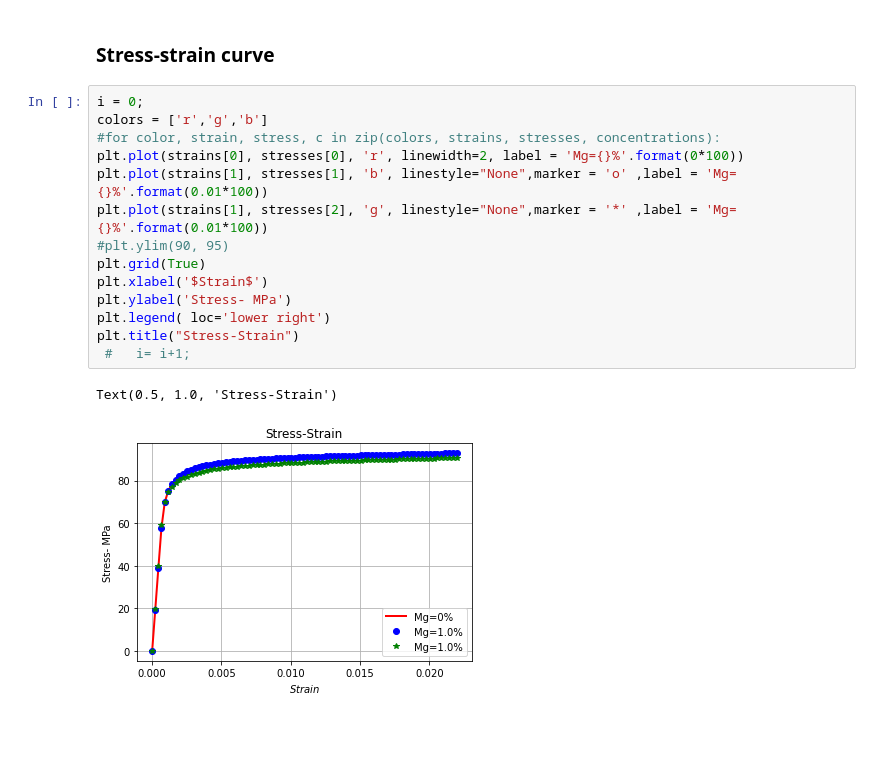
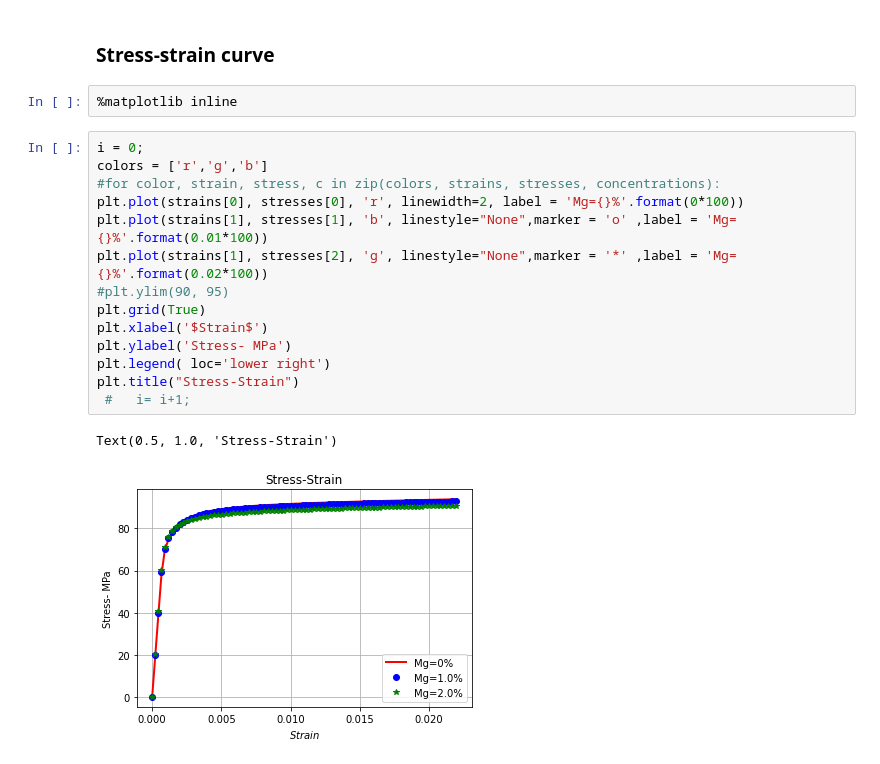
Before and after one commit to srmnitc/pyiron-workflow-damask, a Jupyter notebook: lammps-damask-workflow.ipynb, the cells around one changed output. Drawn from its saved outputs; the diff is of its cells as text; blank space fills up the shorter version.

```diff
--- a/lammps-damask-workflow.ipynb
+++ b/lammps-damask-workflow.ipynb
@@ -315,20 +287,22 @@ pl.show()
 Viewer(geometries=[{'vtkClass': 'vtkPolyData', 'points': {'vtkClass': 'vtkPoints', 'name': '_points', 'numberO…
 # %% [markdown]
 ### Stress-strain curve
+# %%
+%matplotlib inline
 # %%
 i = 0;
 colors = ['r','g','b']
 #for color, strain, stress, c in zip(colors, strains, stresses, concentrations):
 plt.plot(strains[0], stresses[0], 'r', linewidth=2, label = 'Mg={}%'.format(0*100))
 plt.plot(strains[1], stresses[1], 'b', linestyle="None",marker = 'o' ,label = 'Mg={}%'.format(0.01*100))
-plt.plot(strains[1], stresses[2], 'g', linestyle="None",marker = '*' ,label = 'Mg={}%'.format(0.01*100))
+plt.plot(strains[1], stresses[2], 'g', linestyle="None",marker = '*' ,label = 'Mg={}%'.format(0.02*100))
 #plt.ylim(90, 95)
 plt.grid(True)
 plt.xlabel('$Strain$')
 plt.ylabel('Stress- MPa')
 plt.legend( loc='lower right')
 plt.title("Stress-Strain")
  #   i= i+1;
 # %% [output]
 Text(0.5, 1.0, 'Stress-Strain')
-[figure, old version]
+[figure, new version]
```
Also changed, not shown: parts of 10 cells of this notebook.
